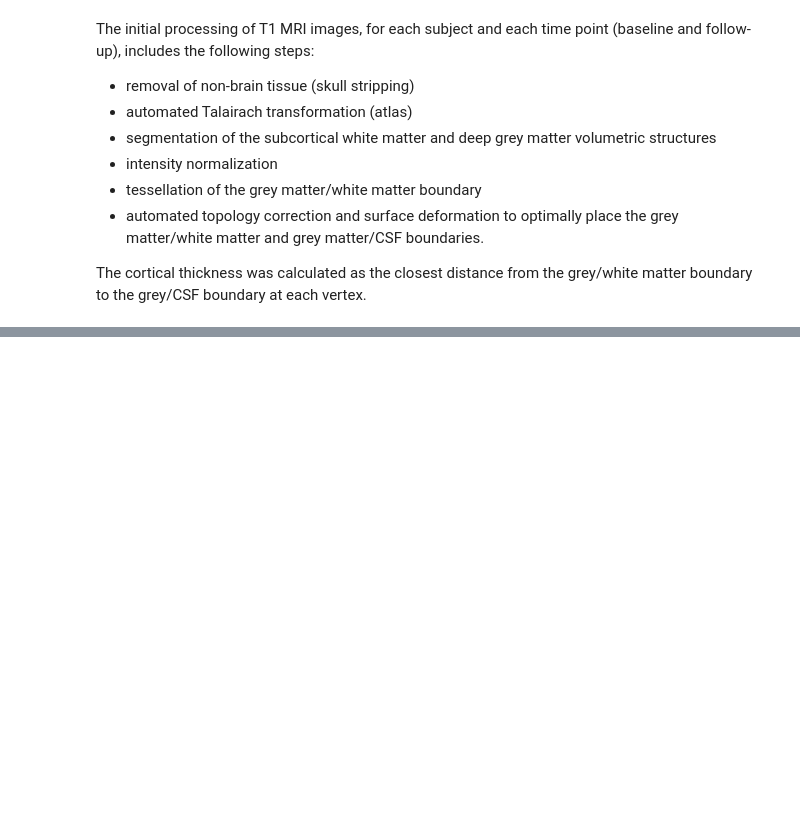
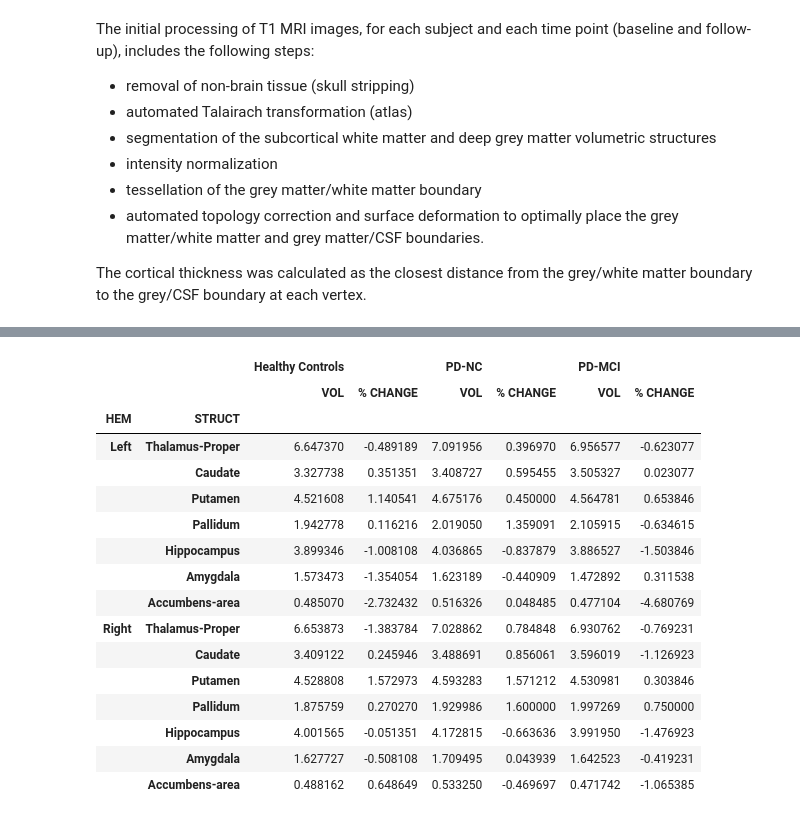
Before and after one commit to LivingPark-MRI/mak-etal-2015, a Jupyter notebook: mak-etal-2015.ipynb, the cells around one changed output, grey strips where cells are left out. Saved outputs shown, nothing was run; the diff lists cells and outputs as text; code cells hidden in the pictures; blank space fills up the shorter version.

Commit message:
Subcortical Segmentation: Change in volumes

```diff
--- a/mak-etal-2015.ipynb
+++ b/mak-etal-2015.ipynb
@@ -783,0 +857,39 @@ patno = [str(i) for i in patno]
+# %%
+hc_vol = subcortical_volume(hc_mix['PATNO'].to_list(), "hc")
+hc_vol = hc_vol.groupby(['HEM', 'STRUCT'], sort=False).agg({'VOL': np.mean, '% CHANGE': np.mean})
+cols = pd.MultiIndex.from_tuples([("Healthy Controls", "VOL"),
+                                  ("Healthy Controls", "% CHANGE")])
+hc_vol.columns = cols
+# %%
+nc_vol = subcortical_volume(nc_mix['PATNO'].to_list(), "pd-nc")
+nc_vol = nc_vol.groupby(['HEM', 'STRUCT'], sort=False).agg({'VOL': np.mean,'% CHANGE': np.mean})
+cols = pd.MultiIndex.from_tuples([("PD-NC", "VOL"),
+                                  ("PD-NC", "% CHANGE")])
+nc_vol.columns = cols
+# %%
+mci_vol = subcortical_volume(mci_mix['PATNO'].to_list()[:-2], "pd-mci")
+mci_vol = mci_vol.groupby(['HEM', 'STRUCT'], sort=False).agg({'VOL': np.mean,'% CHANGE': np.mean})
+cols = pd.MultiIndex.from_tuples([("PD-MCI", "VOL"),
+                                  ("PD-MCI", "% CHANGE")])
+mci_vol.columns = cols
+# %%
+subcortical_volumes = hc_vol.join(nc_vol).join(mci_vol)
+subcortical_volumes
+# %% [output]
+|  |  | Healthy Controls |  | PD-NC |  | PD-MCI |  |
+|  |  | VOL | % CHANGE | VOL | % CHANGE | VOL | % CHANGE |
+| HEM | STRUCT |  |  |  |  |  |  |
+| Left | Thalamus-Proper | 6.647370 | -0.489189 | 7.091956 | 0.396970 | 6.956577 | -0.623077 |
+|  | Caudate | 3.327738 | 0.351351 | 3.408727 | 0.595455 | 3.505327 | 0.023077 |
+|  | Putamen | 4.521608 | 1.140541 | 4.675176 | 0.450000 | 4.564781 | 0.653846 |
+|  | Pallidum | 1.942778 | 0.116216 | 2.019050 | 1.359091 | 2.105915 | -0.634615 |
+|  | Hippocampus | 3.899346 | -1.008108 | 4.036865 | -0.837879 | 3.886527 | -1.503846 |
+|  | Amygdala | 1.573473 | -1.354054 | 1.623189 | -0.440909 | 1.472892 | 0.311538 |
+|  | Accumbens-area | 0.485070 | -2.732432 | 0.516326 | 0.048485 | 0.477104 | -4.680769 |
+| Right | Thalamus-Proper | 6.653873 | -1.383784 | 7.028862 | 0.784848 | 6.930762 | -0.769231 |
+|  | Caudate | 3.409122 | 0.245946 | 3.488691 | 0.856061 | 3.596019 | -1.126923 |
+|  | Putamen | 4.528808 | 1.572973 | 4.593283 | 1.571212 | 4.530981 | 0.303846 |
+|  | Pallidum | 1.875759 | 0.270270 | 1.929986 | 1.600000 | 1.997269 | 0.750000 |
+|  | Hippocampus | 4.001565 | -0.051351 | 4.172815 | -0.663636 | 3.991950 | -1.476923 |
+|  | Amygdala | 1.627727 | -0.508108 | 1.709495 | 0.043939 | 1.642523 | -0.419231 |
+|  | Accumbens-area | 0.488162 | 0.648649 | 0.533250 | -0.469697 | 0.471742 | -1.065385 |
```
Also changed, not shown: parts of 13 cells of this notebook, 1 other file.
